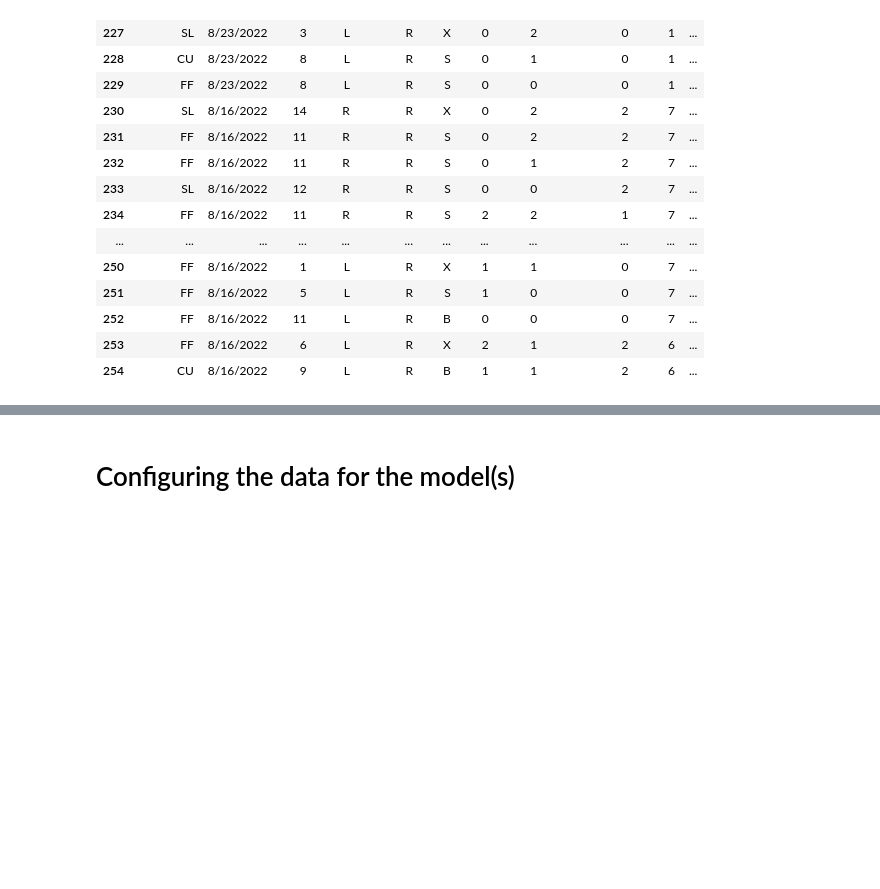
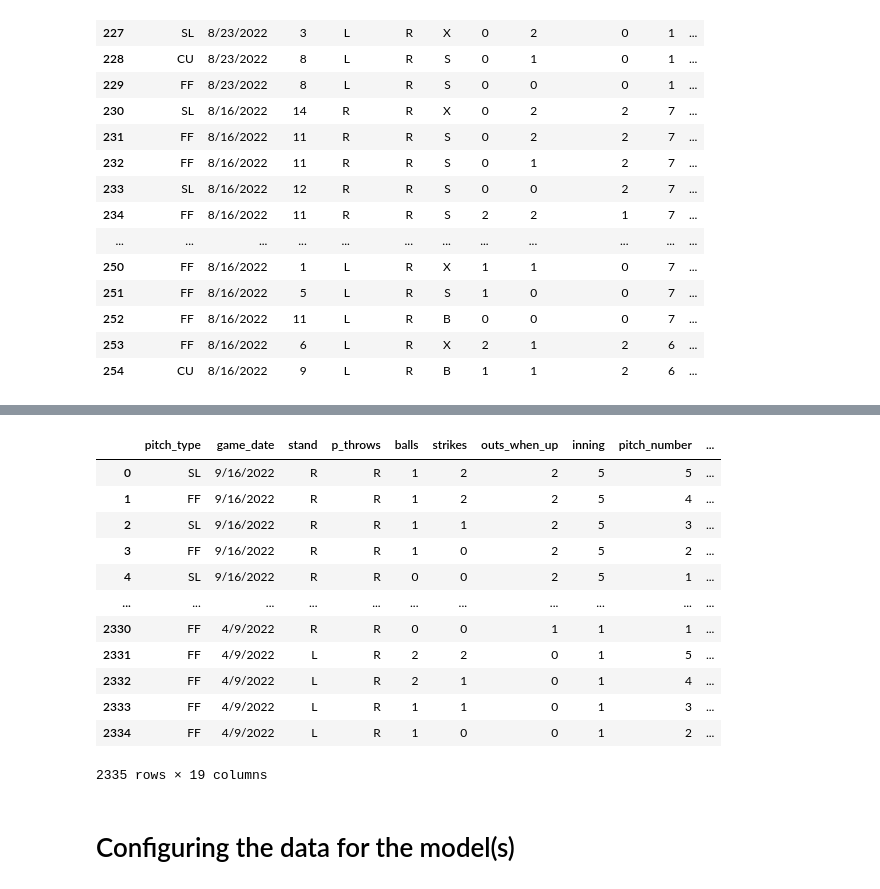
Before and after one commit to Rishi-Prasadha/MLB_ML_Pitching_Prediction, a Jupyter notebook: brittanie/starter copy.ipynb, the cells around one changed output, grey strips where cells are left out. Cells and saved outputs as stored; diff of their text form; code cells hidden in the pictures; blank space fills up the shorter version.

```diff
--- a/brittanie/starter copy.ipynb
+++ b/brittanie/starter copy.ipynb
@@ -40,7 +29,7 @@ display(verlander_df.head(20))
 # Clean the Data
 # %%
 # Drop extra columns
-verlander_df = verlander_df.drop(columns=['player_name', 'batter', 'pitcher', 'events', 'des', 'home_team', 'away_team', 'description', 'hit_location', 'bb_type', 'at_bat_number', 'pitch_name'])
+verlander_df = verlander_df.drop(columns=['player_name', 'batter', 'pitcher', 'events', 'des', 'home_team', 'away_team', 'description', 'hit_location', 'bb_type', 'at_bat_number'])
 
 display(verlander_df.head(20))
 # %% [output]
@@ -146,3 +183,23 @@ verlander_df[225: 255]
+# %%
+verlander_lagged_df = pd.concat([verlander_df, lagged_df], join='inner', axis = 1)
+
+verlander_lagged_df = verlander_lagged_df.drop(columns = ['zone', 'type', 'pitch_name'])
+
+verlander_lagged_df
+# %% [output]
+|  | pitch_type | game_date | stand | p_throws | balls | strikes | outs_when_up | inning | pitch_number | ... |
+| 0 | SL | 9/16/2022 | R | R | 1 | 2 | 2 | 5 | 5 | ... |
+| 1 | FF | 9/16/2022 | R | R | 1 | 2 | 2 | 5 | 4 | ... |
+| 2 | SL | 9/16/2022 | R | R | 1 | 1 | 2 | 5 | 3 | ... |
+| 3 | FF | 9/16/2022 | R | R | 1 | 0 | 2 | 5 | 2 | ... |
+| 4 | SL | 9/16/2022 | R | R | 0 | 0 | 2 | 5 | 1 | ... |
+| ... | ... | ... | ... | ... | ... | ... | ... | ... | ... | ... |
+| 2330 | FF | 4/9/2022 | R | R | 0 | 0 | 1 | 1 | 1 | ... |
+| 2331 | FF | 4/9/2022 | L | R | 2 | 2 | 0 | 1 | 5 | ... |
+| 2332 | FF | 4/9/2022 | L | R | 2 | 1 | 0 | 1 | 4 | ... |
+| 2333 | FF | 4/9/2022 | L | R | 1 | 1 | 0 | 1 | 3 | ... |
+| 2334 | FF | 4/9/2022 | L | R | 1 | 0 | 0 | 1 | 2 | ... |
+2335 rows × 19 columns
 # %% [markdown]
 # Configuring the data for the model(s)
 # %%
```
Also changed, not shown: parts of 13 cells of this notebook.
